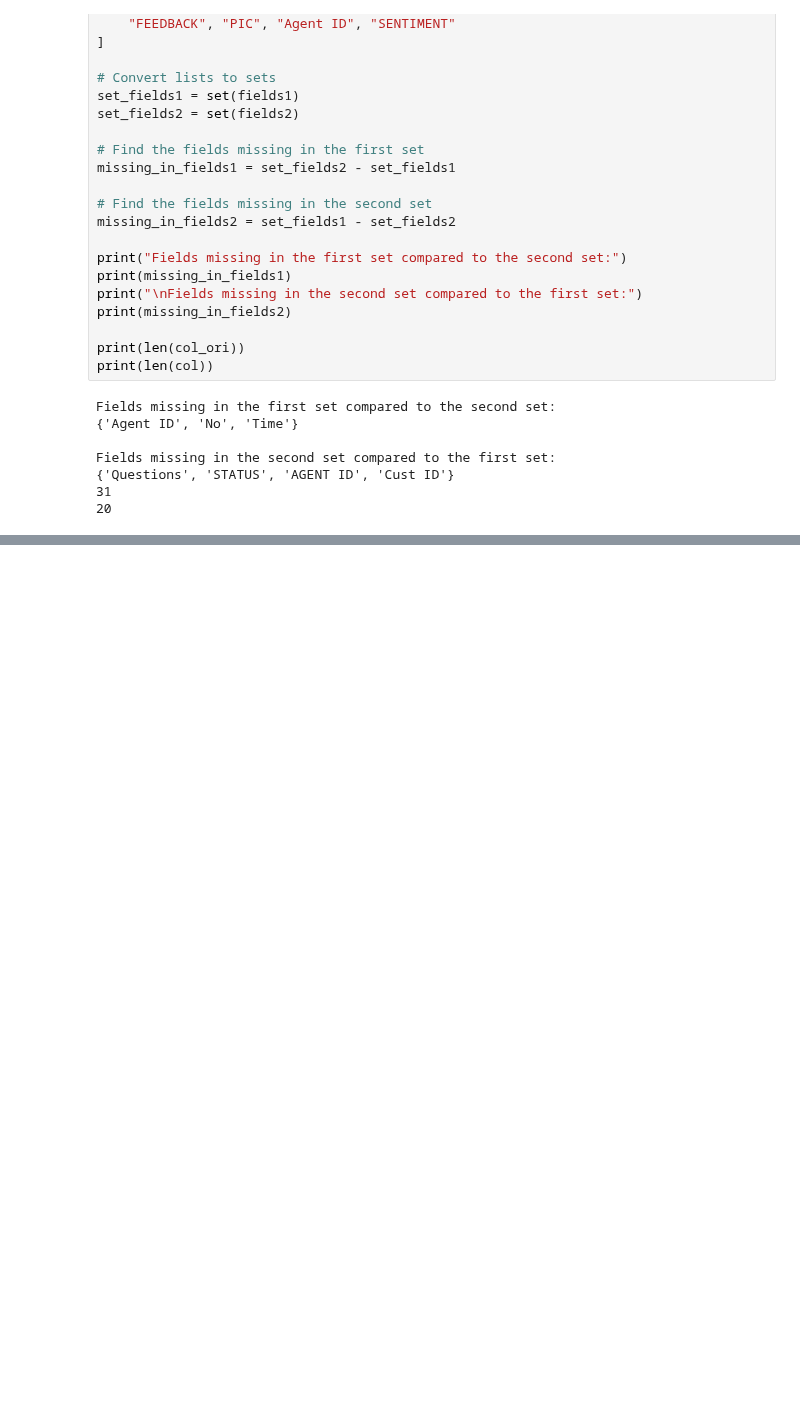
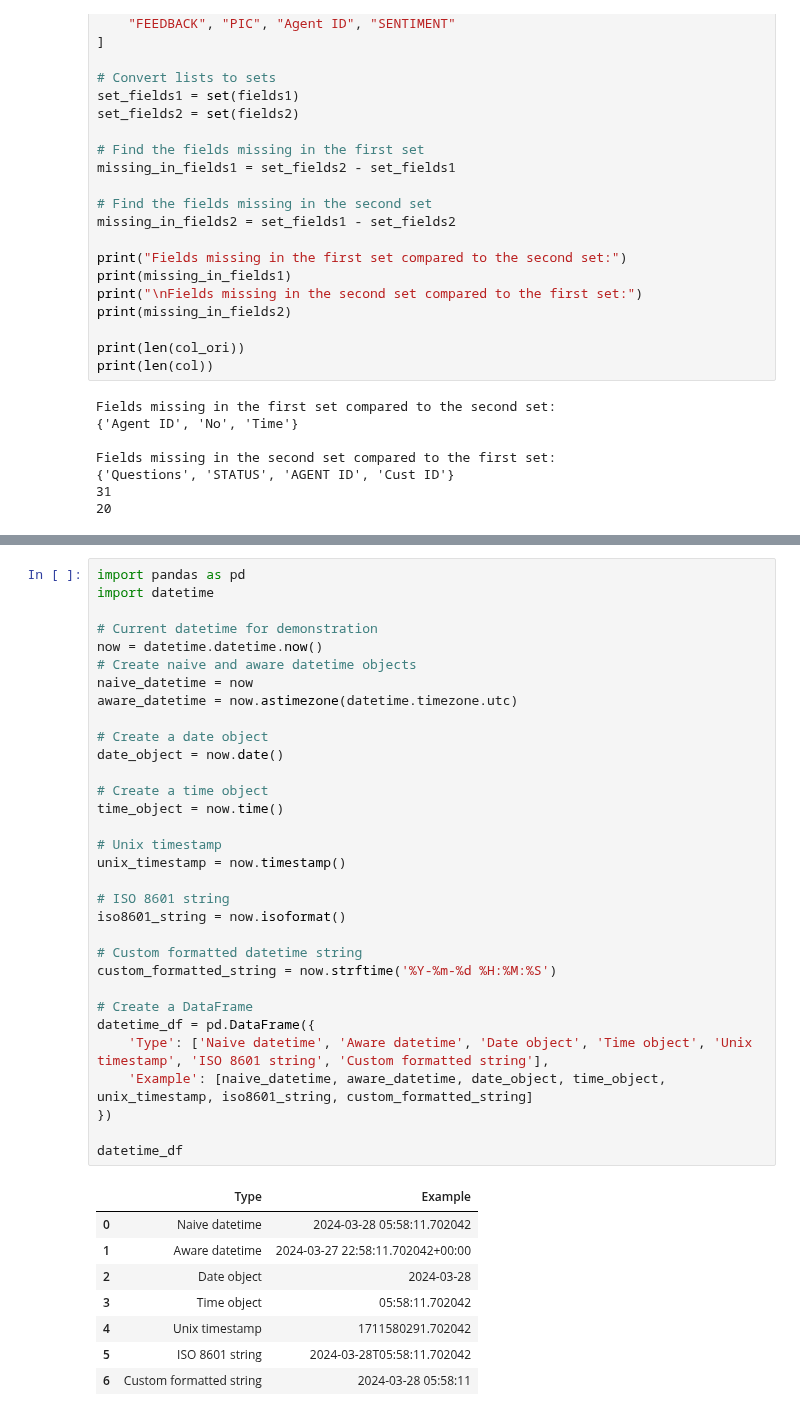
Before and after one commit to masterA88/dataquality2-new, a Jupyter notebook: Data_Quality_Tests.ipynb, the cells around one changed output, grey strips where cells are left out. Drawn from its saved outputs; the diff is of its cells as text; blank space fills up the shorter version.

```diff
--- a/Data_Quality_Tests.ipynb
+++ b/Data_Quality_Tests.ipynb
@@ -1800,3 +1800,44 @@ print(df)
 4998  Whatsapp  303757  15.12.2023 7:55:23  15.12.2023 7:56:06  15.12.2023 7:57:32   39   84  Ceria Hanum Marisa  128188  Complaint  8411  Malam , tdi saya transfer pake quris transaksi...             ...
 
 [4997 rows x 15 columns]
+# %%
+import pandas as pd
+import datetime
+
+# Current datetime for demonstration
+now = datetime.datetime.now()
+# Create naive and aware datetime objects
+naive_datetime = now
+aware_datetime = now.astimezone(datetime.timezone.utc)
+
+# Create a date object
+date_object = now.date()
+
+# Create a time object
+time_object = now.time()
+
+# Unix timestamp
+unix_timestamp = now.timestamp()
+
+# ISO 8601 string
+iso8601_string = now.isoformat()
+
+# Custom formatted datetime string
+custom_formatted_string = now.strftime('%Y-%m-%d %H:%M:%S')
+
+# Create a DataFrame
+datetime_df = pd.DataFrame({
+    'Type': ['Naive datetime', 'Aware datetime', 'Date object', 'Time object', 'Unix timestamp', 'ISO 8601 string', 'Custom formatted string'],
+    'Example': [naive_datetime, aware_datetime, date_object, time_object, unix_timestamp, iso8601_string, custom_formatted_string]
+})
+
+datetime_df
+# %% [output]
+|  | Type | Example |
+| 0 | Naive datetime | 2024-03-28 05:58:11.702042 |
+| 1 | Aware datetime | 2024-03-27 22:58:11.702042+00:00 |
+| 2 | Date object | 2024-03-28 |
+| 3 | Time object | 05:58:11.702042 |
+| 4 | Unix timestamp | 1711580291.702042 |
+| 5 | ISO 8601 string | 2024-03-28T05:58:11.702042 |
+| 6 | Custom formatted string | 2024-03-28 05:58:11 |
```
